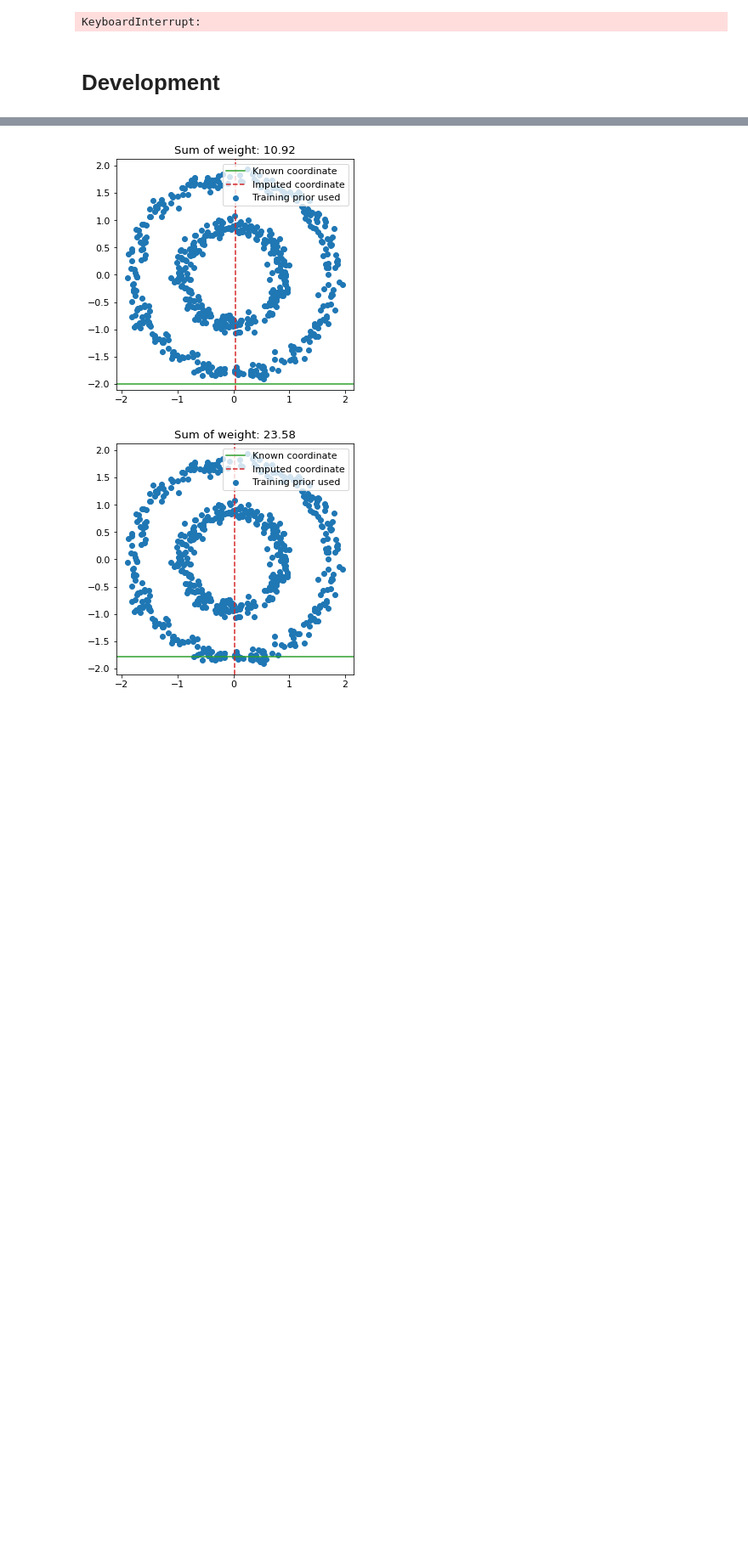
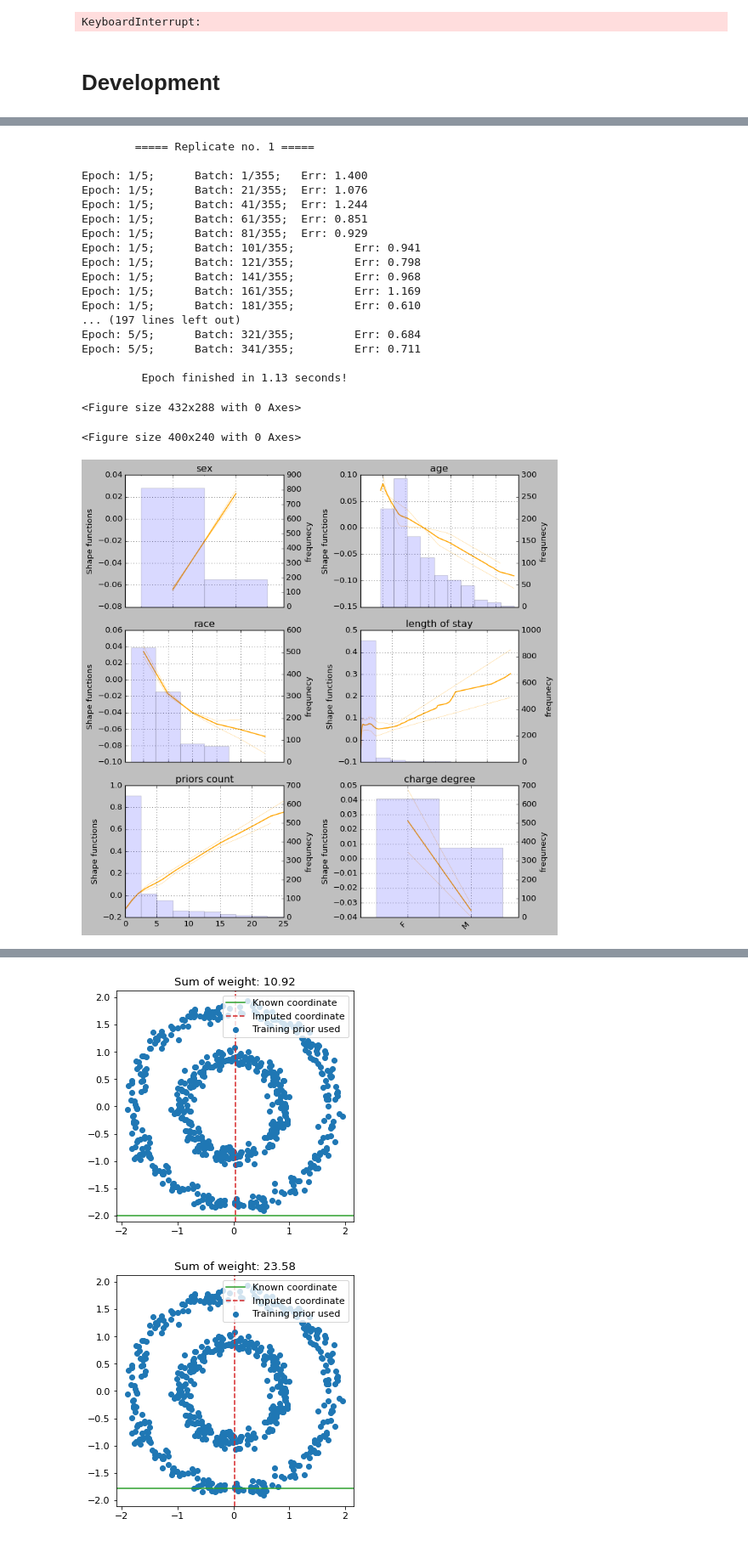
Before and after one commit to matiasdm/notes_on_stats, a Jupyter notebook: doc/sections/3_benchmarking.ipynb, the cells around one changed output, grey strips where cells are left out. Shown at 85% size. Cells and saved outputs as stored; diff of their text form; code cells hidden in the pictures; blank space fills up the shorter version.

```diff
--- a/doc/sections/3_benchmarking.ipynb
+++ b/doc/sections/3_benchmarking.ipynb
@@ -413,0 +858,6 @@ array([[        nan, -0.1255166 ],
+# %%
+model.eval()
+with torch.no_grad():
+    y_, p_ = model(data.X)
+    y_ = y_.flatten().numpy()
+    p_ = p_.numpy()
@@ -413,0 +878,52 @@ array([[        nan, -0.1255166 ],
+# %%
+results = []
+for i in range(2):#args['no_replicates']):
+    print('\t===== Replicate no. {} =====\n'.format(i + 1))
+
+    d_train, d_test = train_test_split(data, test_size=args['test_size'])
+
+    data_train = TabularData(d_train[features].values, d_train[response].values)
+
+    data_test = TabularData(d_test[features].values, d_test[response].values)
+
+    model = NAM(**args['model'])
+    model = model.double()
+
+    train_model(model, data_train, **args['training'])
+    y_, p_ = eval_model(model, data_test)
+
+    res = (pd.DataFrame(p_, columns = features, index = d_test.index)
+            .add_suffix('_partial')
+            .join(d_test)
+            .assign(prediction = y_)
+            .assign(replicate = i))
+
+    results.append(res)
+
+results = pd.concat(results)
+results = decode_data(results, encoders)
+
+plot_roc_curves(results, 'prediction','is_recid', **args['plotting']['roc'])
+
+plot_shape_functions(results, features, **args['plotting']['shapes'])
+# %% [output]
+        ===== Replicate no. 1 =====
+
+Epoch: 1/5;      Batch: 1/355;   Err: 1.400
+Epoch: 1/5;      Batch: 21/355;  Err: 1.076
+Epoch: 1/5;      Batch: 41/355;  Err: 1.244
+Epoch: 1/5;      Batch: 61/355;  Err: 0.851
+Epoch: 1/5;      Batch: 81/355;  Err: 0.929
+Epoch: 1/5;      Batch: 101/355;         Err: 0.941
+Epoch: 1/5;      Batch: 121/355;         Err: 0.798
+Epoch: 1/5;      Batch: 141/355;         Err: 0.968
+Epoch: 1/5;      Batch: 161/355;         Err: 1.169
+Epoch: 1/5;      Batch: 181/355;         Err: 0.610
+... (197 lines left out)
+Epoch: 5/5;      Batch: 321/355;         Err: 0.684
+Epoch: 5/5;      Batch: 341/355;         Err: 0.711
+
+         Epoch finished in 1.13 seconds!
+<Figure size 432x288 with 0 Axes>
+<Figure size 400x240 with 0 Axes>
+[figure, added]
```
Also changed, not shown: parts of 39 cells of this notebook, 18 other files.
